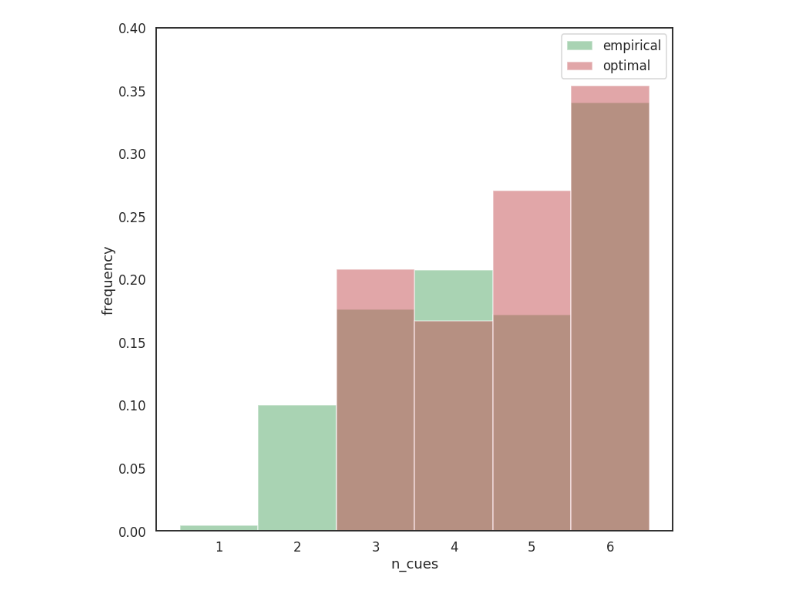
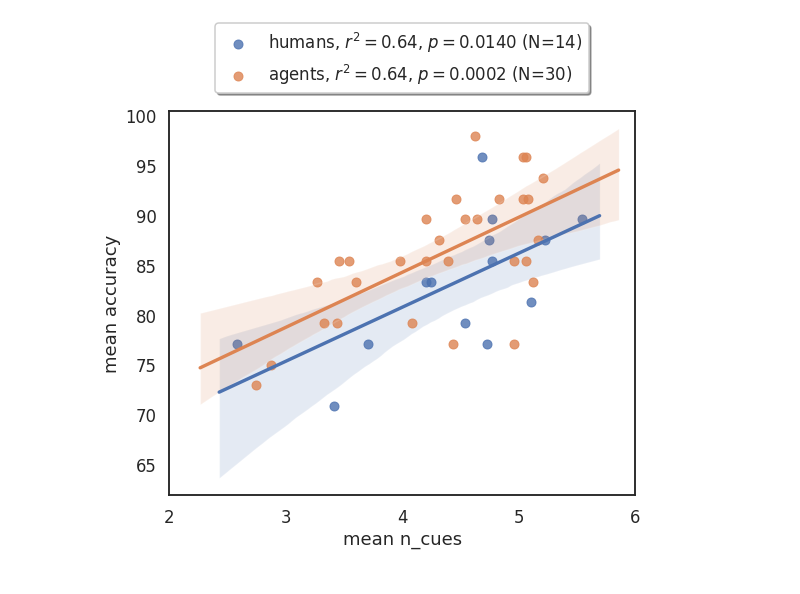
Before and after one commit to psipeter/decision_strategies, a Jupyter notebook: plotter.ipynb, the cells around one changed output. Drawn from its saved outputs; the diff is of its cells as text; code cells hidden in the pictures.

```diff
--- a/plotter.ipynb
+++ b/plotter.ipynb
@@ -211,11 +30,12 @@ plt.savefig("plots5/ncues_distribution_model.png")
 # %%
-ncues_mean = np.array([np.mean(D['ncues_simulated']) for D in data])
-accuracy_mean = np.array([100*np.mean(D['corrects_simulated']) for D in data])
-
-fig, ax = plt.subplots(figsize=((12, 12)))
-# sns.scatterplot(ncues_mean, accuracy_mean)
-sns.regplot(ncues_mean, accuracy_mean)
-ax.set(xlabel='mean n_cues', ylabel='mean accuracy', title="one point per agent", xlim=((1, 6)), ylim=((50, 100)))
-# plt.show()
-plt.savefig("plots5/accuracy_vs_ncues_model.png")
+mean_ncues_agent = np.array([np.mean(D['ncues_simulated']) for D in data])
+mean_accuracy_agent = np.array([100*np.mean(D['corrects_simulated']) for D in data])
+agent_r2 = scipy.stats.linregress(mean_ncues_agent, mean_accuracy_agent)[2]
+agent_p = scipy.stats.linregress(mean_ncues_agent, mean_accuracy_agent)[3]
+fig, ax = plt.subplots(figsize=((8, 8)))
+sns.regplot(mean_ncues_agent, mean_accuracy_agent, label=r"agents, $r^2=%.2f$, $p=%.4f$"%(agent_r2, agent_p))
+ax.set(xlabel='mean n_cues', ylabel='mean accuracy', xlim=((2, 6)), xticks=([2,3,4,5,6]))#, ylim=((50, 100))
+ax.legend(loc='upper center', bbox_to_anchor=(0.5, 1.15), ncol=1, fancybox=True, shadow=True)
+plt.tight_layout()
+plt.savefig("plots/speed_vs_accuracy_model.png")
 # %% [output]
@@ -225,10 +45,6 @@ cues = pd.read_csv('how_many_cues.csv', sep=';')
 stim = pd.read_csv('input_stimuli.csv',sep=';')
 choices = pd.read_csv('choices.csv', sep=';')
 validities = np.array([0.706, 0.688, 0.667, 0.647, 0.625, 0.6]) # validity of cues (from experiment)
-
-def read_values(trial):
-    trdata = list(stim[['c1','c2','c3','c4','c5','c6','c1.1','c2.1','c3.1','c4.1','c5.1','c6.1']].loc[trial])
-    return trdata[:len(trdata)//2], trdata[len(trdata)//2:]
 
 def read_ncues_empirical(subj_id, trial):
     cols = list(cues.columns)
@@ -245,23 +61,6 @@ def is_correct_empirical(choice_empirical, trial):
     if choice_empirical == 'B' and choice_correct == 1:
         return True
     return False
-
-def get_evidence_opt(trial):
-    values_A, values_B = read_values(trial)
-    evidence_opt = np.zeros((6, 2))
-    for n in range(6):
-        evidence_opt[n] = np.array([values_A[n], values_B[n]]) * validities[n] + evidence_opt[n-1]
-    choice_opt = np.argmax(evidence_opt[-1])
-    return evidence_opt, choice_opt
-
-def get_ncues_opt(trial):
-    # the time at which the evidence that could accumulate for option 2 can no longer outweight the current evidence for option 1
-    # (regardless of actual cue values on this trial)
-    evidence_opt, choice_opt = get_evidence_opt(trial)
-    for n in range(6):
-        possible_opposing_evidence = 0
-        if evidence_opt[n][choice_opt] > evidence_opt[n][choice_opt-1] + np.sum(validities[n+1:]):
-            return n+1
 
 def plot_participant_data():
     columns = ('trial', 'participant', 'correct', 'n_cues')
@@ -282,38 +81,50 @@ def plot_participant_data():
         mean_ncues[participant] = np.mean(n_cues_participant)
         mean_corrects[participant] = np.mean(corrects_participant)
         if participant == 0:
-            n_cues_0 = n_cues_participant
-            corrects_0 = 100*np.mean(corrects_participant)
+            n_cues_human_fast = n_cues_participant
+            corrects_human_fast = 100*np.mean(corrects_participant)
         if participant == 12:
-            n_cues_12 = n_cues_participant
-            corrects_12 = 100*np.mean(corrects_participant)
+            n_cues_human_slow = n_cues_participant
+            corrects_human_slow = 100*np.mean(corrects_participant)
 
 #         fig, ax = plt.subplots(figsize=((12, 12)))
 #         ax.hist(n_cues_participant, bins=np.array([1,2,3,4,5,6,7])-0.5, rwidth=1, density=True, color='g',
 #             label='accuracy=%.2f%%'%(100*np.mean(corrects_participant)))
 #         ax.set(xlabel='n_cues', ylabel='frequency', xticks=([1,2,3,4,5,6]))
 #         plt.legend()
-#         plt.savefig("plots5/empirical_participant%s.png"%participant)
+#         plt.savefig("plots/participant%s.png"%participant)
 
-    fig, ax = plt.subplots(figsize=((12, 12)))
-    ax.hist(n_cues_0, bins=np.array([1,2,3,4,5,6,7])-0.5, rwidth=1, density=True, color='r', label='accuracy=%.2f%%'%corrects_0)
-    ax.hist(n_cues_12, bins=np.array([1,2,3,4,5,6,7])-0.5, rwidth=1, density=True, color='g', label='accuracy=%.2f%%'%corrects_12)
-    ax.set(xlabel='n_cues', ylabel='frequency', xticks=([1,2,3,4,5,6]))
-    plt.legend()
-    plt.savefig("plots5/n_cues_distribution_early_late.png")
+    n_cues_agent_fast = np.load("data/Tdecay0.41_Tint1.41.npz")['ncues_simulated']
+    corrects_agent_fast = 100*np.mean(np.load("data/Tdecay0.41_Tint1.41.npz")['corrects_simulated'])
+    n_cues_agent_slow = np.load("data/Tdecay0.33_Tint3.00.npz")['ncues_simulated']
+    corrects_agent_slow = 100*np.mean(np.load("data/Tdecay0.33_Tint3.00.npz")['corrects_simulated'])
 
-    n_cues_opt = [get_ncues_opt(trial) for trial in range(n_trials)]
-    fig, ax = plt.subplots(figsize=((12, 12)))
-    ax.hist(df['n_cues'], bins=np.array([1,2,3,4,5,6,7])-0.5, rwidth=1, density=True, color='g', alpha=0.5, label='empirical')
-    ax.hist(n_cues_opt, bins=np.array([1,2,3,4,5,6,7])-0.5, rwidth=1, density=True, color='r', alpha=0.5, label='optimal')
-    ax.set(xlabel='n_cues', ylabel='frequency', xticks=([1,2,3,4,5,6]), ylim=((0, 0.4)))
-    plt.legend()
-    plt.savefig("plots5/ncues_distribution_empirical_optimal.png")
+    fig, ax = plt.subplots(1, 1, figsize=((8, 8)), sharex=True)
+    ax.hist(n_cues_human_fast, bins=np.array([1,2,3,4,5,6,7])-0.5, rwidth=1, density=True, alpha=1, label='fast human (%.0f%%)'%corrects_human_fast)
+    ax.hist(n_cues_agent_fast, bins=np.array([1,2,3,4,5,6,7])-0.5, rwidth=1, density=True, alpha=1, label='fast agent (%.0f%%)'%corrects_agent_fast)
+    ax.hist(n_cues_human_slow, bins=np.array([1,2,3,4,5,6,7])-0.5, rwidth=1, density=True, alpha=1, label='slow human (%.0f%%)'%corrects_human_slow)
+    ax.hist(n_cues_agent_slow, bins=np.array([1,2,3,4,5,6,7])-0.5, rwidth=1, density=True, alpha=1, label='slow agent (%.0f%%)'%corrects_agent_slow)
+    ax.set(xlabel='n_cues', ylabel='frequency', xticks=([1,2,3,4,5,6]), ylim=((0, 0.8)))
+    ax.legend(loc='upper center', bbox_to_anchor=(0.5, 1.25), ncol=2, fancybox=True, shadow=True)
+    plt.tight_layout()
+#     plt.savefig("plots/n_cues_distribution.png")
+    plt.savefig("plots/n_cues_distribution.svg")
 
-    fig, ax = plt.subplots(figsize=((12, 12)))
-    sns.regplot(mean_ncues, 100*mean_corrects)
-    ax.set(xlabel='mean n_cues', ylabel='mean accuracy', title='one point per participant', xlim=((1, 6)), ylim=((50, 100)))
-    plt.savefig("plots5/accuracy_vs_ncues_empirical.png")
+    mean_ncues_agent = np.array([np.mean(D['ncues_simulated']) for D in data])
+    mean_accuracy_agent = np.array([100*np.mean(D['corrects_simulated']) for D in data])
+    human_r2 = scipy.stats.linregress(mean_ncues, 100*mean_corrects)[2]
+    human_p = scipy.stats.linregress(mean_ncues, 100*mean_corrects)[3]
+    agent_r2 = scipy.stats.linregress(mean_ncues_agent, mean_accuracy_agent)[2]
+    agent_p = scipy.stats.linregress(mean_ncues_agent, mean_accuracy_agent)[3]
+    fig, ax = plt.subplots(figsize=((8, 8)))
+    sns.regplot(mean_ncues, 100*mean_corrects, label=r"humans, $r^2=%.2f$, $p=%.4f$ (N=14)"%(human_r2, human_p))
+    sns.regplot(mean_ncues_agent, mean_accuracy_agent, label=r"agents, $r^2=%.2f$, $p=%.4f$ (N=%s)"%(agent_r2, agent_p, len(data)))
+#     sns.jointplot(mean_ncues, 100*mean_corrects, kind='reg', label='humans')
+#     sns.jointplot(mean_ncues_agent, mean_accuracy_agent, kind='reg', label='agents')
+    ax.set(xlabel='mean n_cues', ylabel='mean accuracy', xlim=((2, 6)), xticks=([2,3,4,5,6]))#, ylim=((50, 100))
+    ax.legend(loc='upper center', bbox_to_anchor=(0.5, 1.25), ncol=1, fancybox=True, shadow=True)
+    plt.tight_layout()
+    plt.savefig("plots/speed_vs_accuracy.png")
 
 plot_participant_data()
 # %% [output]
@@ -321 +132 @@ plot_participant_data()
-[figure, old version]
+[figure, new version]
```
Also changed, not shown: parts of 15 cells of this notebook, 39 other files.
